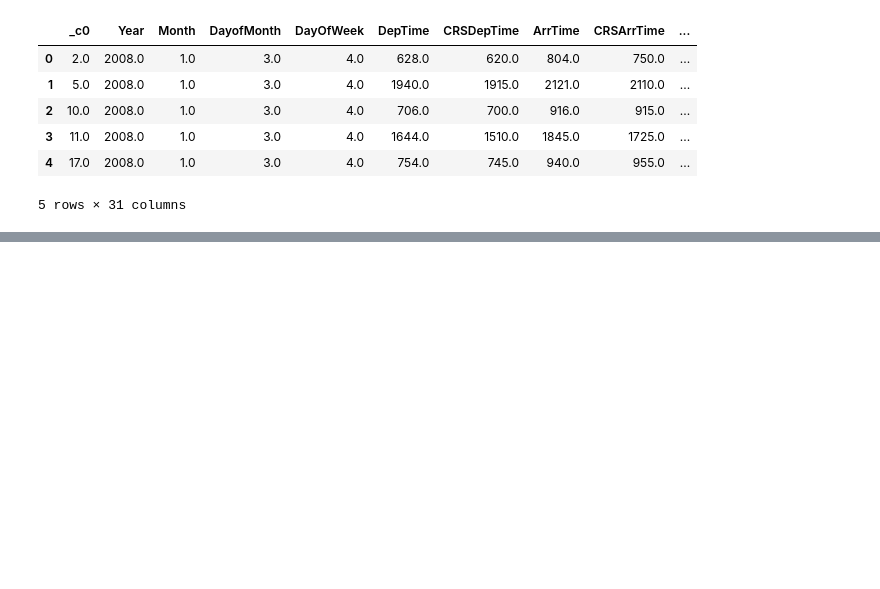
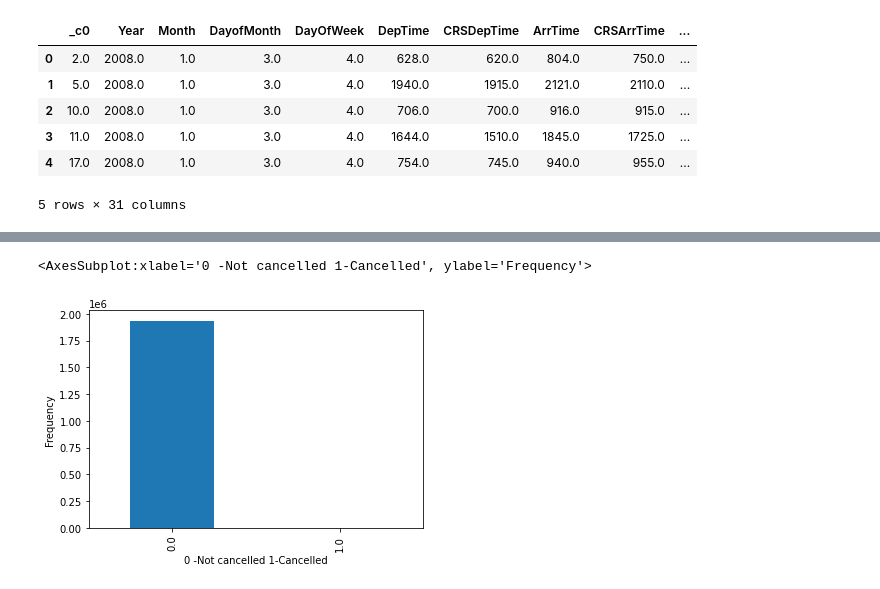
Before and after one commit to Anshumaan-Chauhan02/Scalability-Check-for-Machine-Learning-System-Predicting-Flight-Delays, a Jupyter notebook: SystemsForDS-Project.ipynb, the cells around one changed output, grey strips where cells are left out. Saved outputs shown, nothing was run; the diff lists cells and outputs as text; code cells hidden in the pictures; blank space fills up the shorter version.

```diff
--- a/SystemsForDS-Project.ipynb
+++ b/SystemsForDS-Project.ipynb
@@ -290,0 +300,5 @@ fig = plt.figure(figsize=(15,15))
+# %%
+df_pandas["Cancelled"].value_counts().plot(kind="bar", xlabel="0 -Not cancelled 1-Cancelled", ylabel="Frequency")
+# %% [output]
+<AxesSubplot:xlabel='0 -Not cancelled 1-Cancelled', ylabel='Frequency'>
+[figure, added]
```
Also changed, not shown: parts of 18 cells of this notebook.
